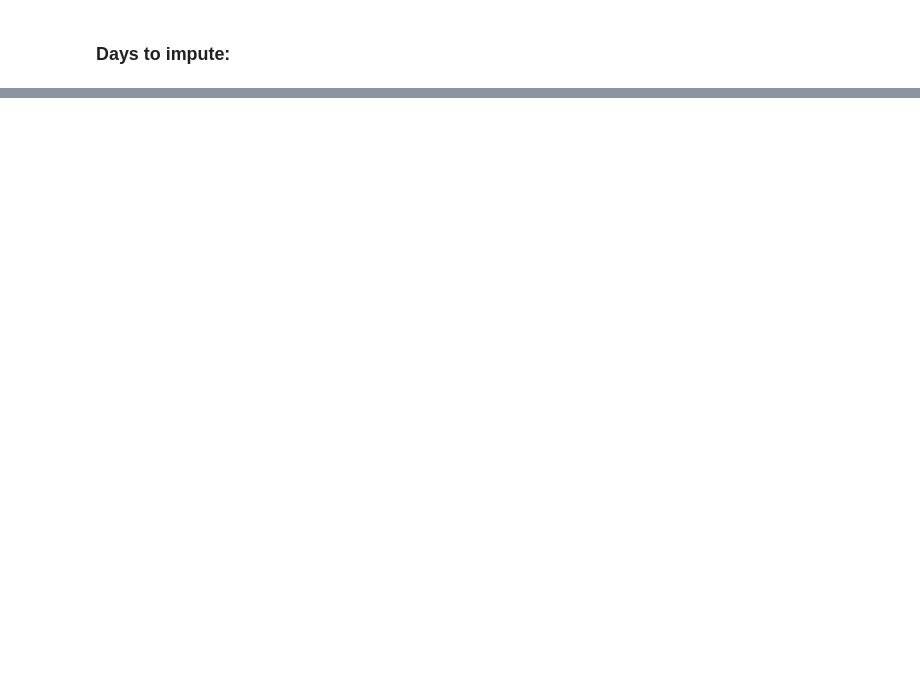
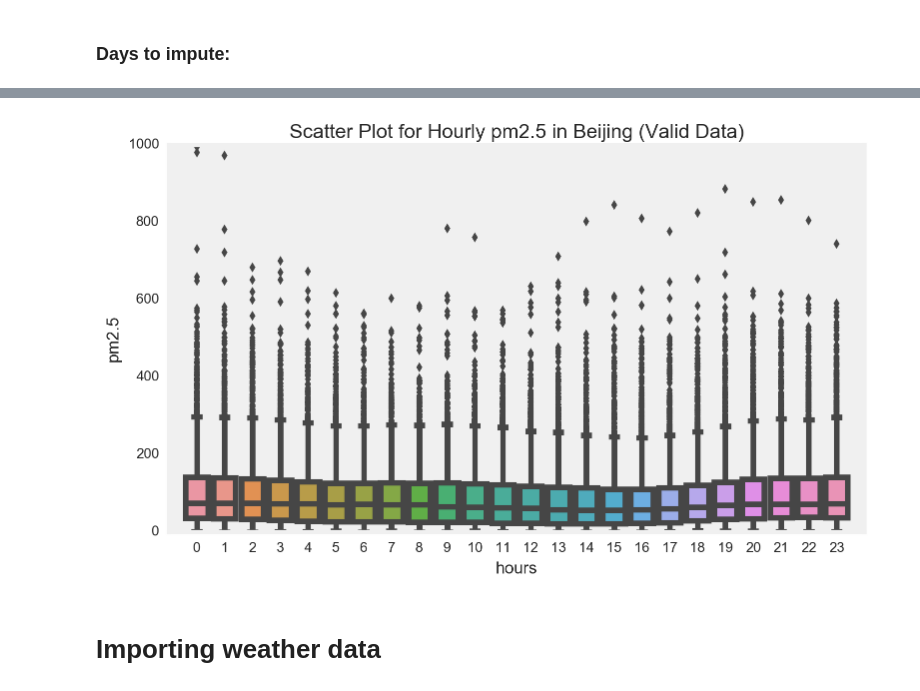
Before and after one commit to wgao3/DSI-SF-4-wgao3, a Jupyter notebook: projects/Capstone/Beijing pollution/Beijing Air Pollution .ipynb, the cells around one changed output, grey strips where cells are left out. Saved outputs shown, nothing was run; the diff lists cells and outputs as text; code cells hidden in the pictures; blank space fills up the shorter version.

```diff
--- a/projects/Capstone/Beijing pollution/Beijing Air Pollution .ipynb
+++ b/projects/Capstone/Beijing pollution/Beijing Air Pollution .ipynb
@@ -503,0 +772,14 @@ memory usage: 6.8+ MB
+# %%
+fig, ax = plt.subplots(figsize=(8, 5))
+ax = sns.boxplot(x= pm25_valid_final.Hour, y= pm25_valid_final['Beijing_pm2.5'])
+ax.set(xticks=range(24), xlim=[-1, 24])
+
+ax.set_title("Scatter Plot for Hourly pm2.5 in Beijing (Valid Data)" )
+ax.set_xlabel("hours")
+ax.set_ylabel("pm2.5")
+ax.grid('off')
+plt.show()
+# %% [output]
+[figure, added]
+# %% [markdown]
+# Importing weather data
```
Also changed, not shown: parts of 115 cells of this notebook.
